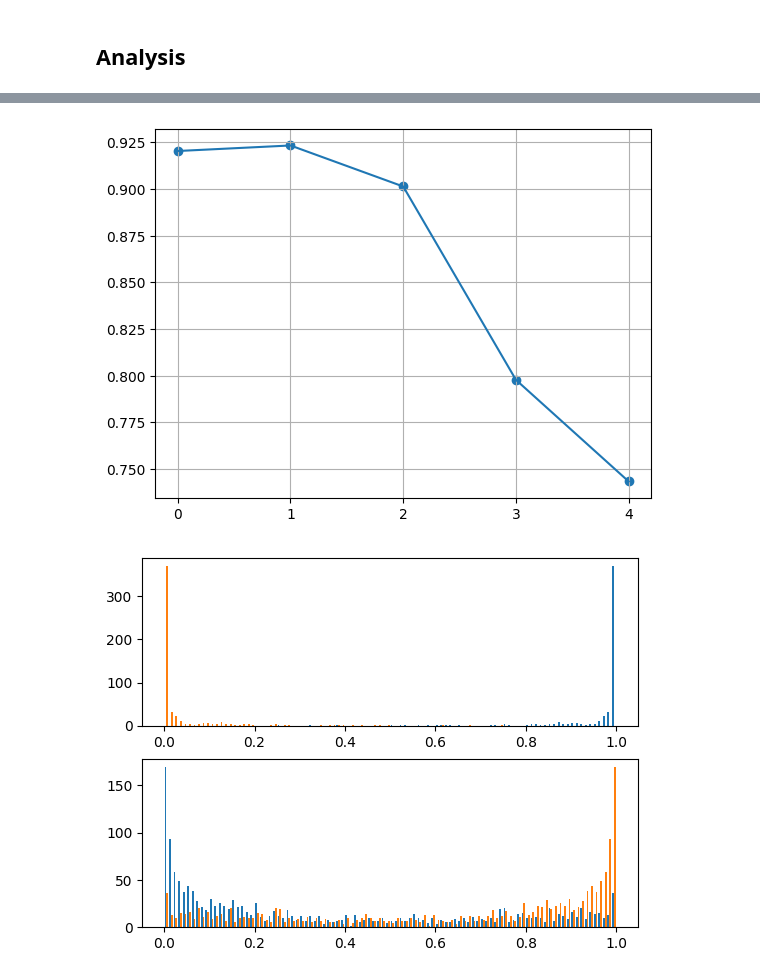
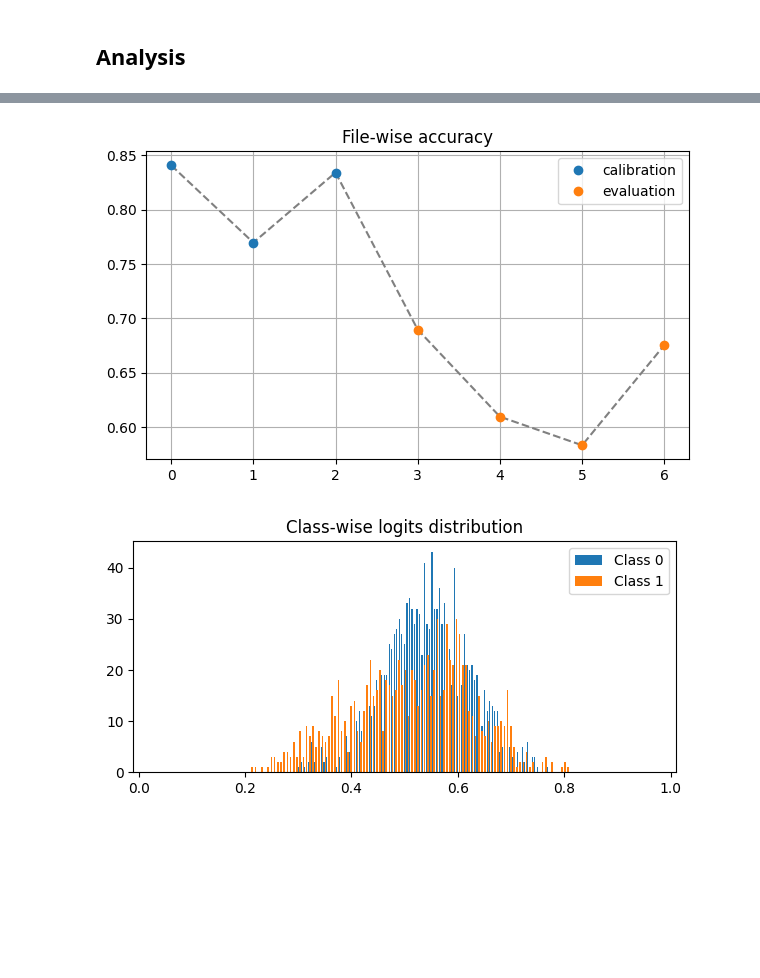
Before and after one commit to Curtaz/neurorobotics-dl, a Jupyter notebook: examples/train_generic_trial_based.ipynb, the cells around one changed output, grey strips where cells are left out. Saved outputs shown, nothing was run; the diff lists cells and outputs as text; code cells hidden in the pictures; blank space fills up the shorter version.

```diff
--- a/examples/train_generic_trial_based.ipynb
+++ b/examples/train_generic_trial_based.ipynb
@@ -128,10 +155,9 @@ def preprocess(filenames,save_path=None):
     return preprocessed
 # %%
 MANUAL_PICK = False
-SAVE_PATH='../cache'
-
+SAVE_PATH=r'D:\SHARED\PhD\code\python\cache'
 if MANUAL_PICK:
-    filenames = select_files('../recordings/train')
+    filenames = select_files(r'D:\SHARED\PhD\data\mi_bhbf')
     if not filenames:
         print('No files selected! Nothing to preprocess!')
     else: dataset = preprocess(filenames,SAVE_PATH)
@@ -140,16 +166,18 @@ else:
 # %%
 out_path = "generic_wheel"
 
-train_batch_size = 32
+train_batch_size = 128
 eval_batch_size = 256
 device = 'cuda'
 
 label_map = { # PUT ALL THE CUE CODES HERE OTHERWISE IT FAILS, -1 TO IGNORE
-  771: -1,
-  773: -1,
-  769: 0,
-  770: 1,
-  783: -1
+  730: 0,   # CVSA LEFT
+  731: 1,   # CVSA RIGHT
+  771: -1,  # BOTH_FEET
+  773: -1,  # BOTH_HANDS
+  769: -1,  # LEFT_HAND
+  770: -1,  # RIGHT_HAND
+  783: -1   # REST
   }
 num_classes = np.unique(list(label_map.values())).shape[0]
 window_size = 512
@@ -161,6 +189,12 @@ start_after = 256
 end_before = 256
 
 eeg = dataset['data']
+
+# from neurorobotics_dl.utils import fidx
+# ROI = ['P3','PZ','P4','PO7','PO5','PO3','POZ','PO4','PO6','O1','OZ','O2']
+# eeg = eeg[:,fidx(ROI, dataset['info']['ch_names'])]
+
+
 events = dataset['events']
 num_channels = eeg.shape[1]
 
@@ -197,8 +231,8 @@ cf_events
 
 # ## Separate sessions
 train_files = [0,1,2]
-val_files =[3]
-test_files = [4]
+val_files = [3]
+test_files = [4,5,6]
 train_events = cf_events[cf_events['FILENO'].isin(train_files)]
 val_events = cf_events[cf_events['FILENO'].isin(val_files)]
 test_events = cf_events[cf_events['FILENO'].isin(test_files)]
@@ -452,7 +499,7 @@ for fileno in t_events['FILENO'].unique():
                        'preds':logits.argmax(axis=1).tolist(),
                        'labels':labels.tolist()})
     df['FILENO'] = fileno
-    # df['MODE'] = ev['MODE'].iloc[0]
+    df['MODE'] = ev['MODE'].iloc[0]
     dfs.append(df)
 
 results = pd.concat(dfs)
@@ -470,32 +519,36 @@ ConfusionMatrixDisplay(confusion_matrix(results['labels'],results['preds'],norma
 # %%
 results['correct'] = results['labels'] == results['preds']
 acc = results.groupby('FILENO')['correct'].mean().values
 
-# modes = results.groupby('FILENO')['MODE'].first().values
-modes =  0
+modes = results.groupby('FILENO').first()['MODE'].values
+
+
 files = results.groupby('FILENO')['FILENO'].first().values
-plt.plot(files,acc)
-plt.scatter(files[modes==0],acc[modes==0])
-plt.scatter(files[modes==1],acc[modes==1])
+plt.figure(figsize=(7,4))
+plt.title('File-wise accuracy')
+plt.plot(files,acc,linestyle='--',color='gray')
+for mode in np.unique(modes):
+    plt.plot(files[modes==mode],acc[modes==mode],marker='o',linestyle='None',label=f'{mode}')
 plt.xticks(files,files)
 plt.grid()
+plt.legend()
 plt.show()
 # %% [output]
-[figure, old version]
+[figure, new version]
 # %%
-from sklearn.preprocessing import minmax_scale
-
-results = results[results.FILENO==4]
-all_logits = np.stack(results['logits'].values)[:,:2]
+res = results[results.FILENO==5]
+all_logits = np.stack(res['logits'].values)[:,:2]
 # all_logits = minmax_scale(all_logits)
 all_logits = torch.softmax(torch.from_numpy(all_logits),1).numpy()
 # all_logits = (all_logits-(np.min(all_logits,axis=0)))/(np.max(all_logits,axis=0)-np.max(all_logits,axis=0))
-labels = results['labels']
-plt.subplot(211)
+labels = res['labels']
 
-plt.hist(all_logits[labels==0],bins=100)
-plt.subplot(212)
-plt.hist(all_logits[labels==1],bins=100)
+plt.figure(figsize=(7,3))
+for i in range(all_logits.shape[1]):
+    plt.hist(all_logits[labels==i][:,0],bins=100,rwidth=0.5,label=f'Class {i}')
+plt.title('Class-wise logits distribution')
+plt.legend()
+plt.xlim(-0.01,1.01)
 plt.show()
 # %% [output]
-[figure, old version]
+[figure, new version]
```
Also changed, not shown: parts of 8 cells of this notebook, 4 other files.
